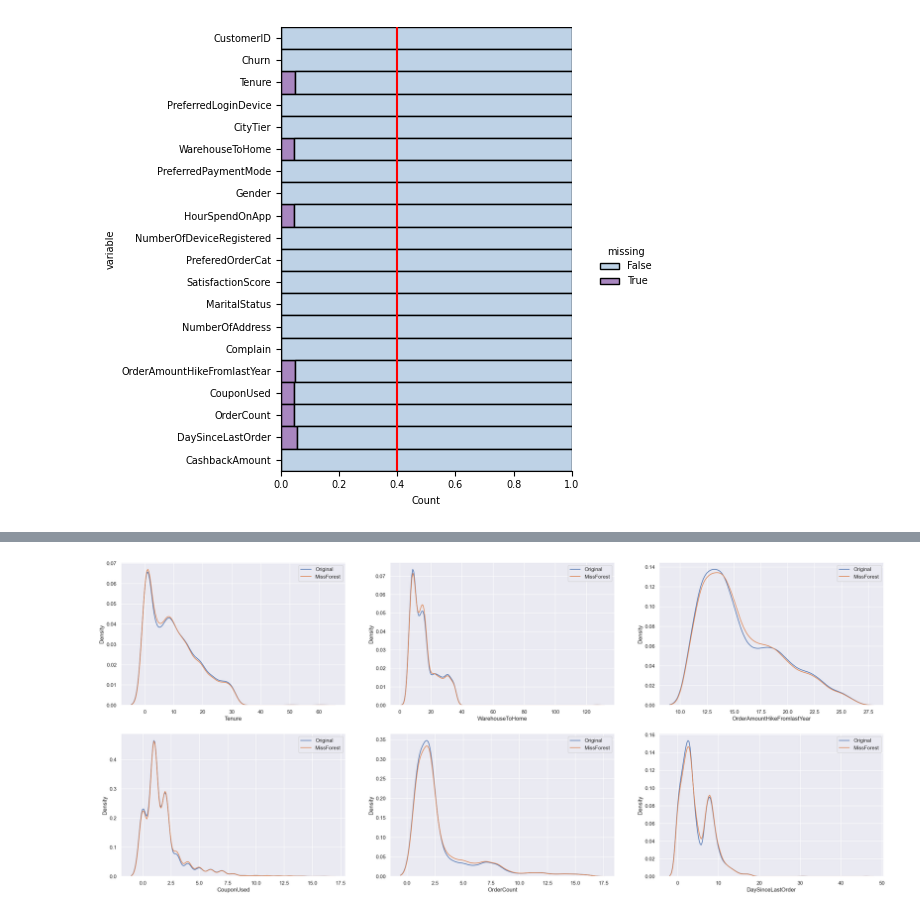
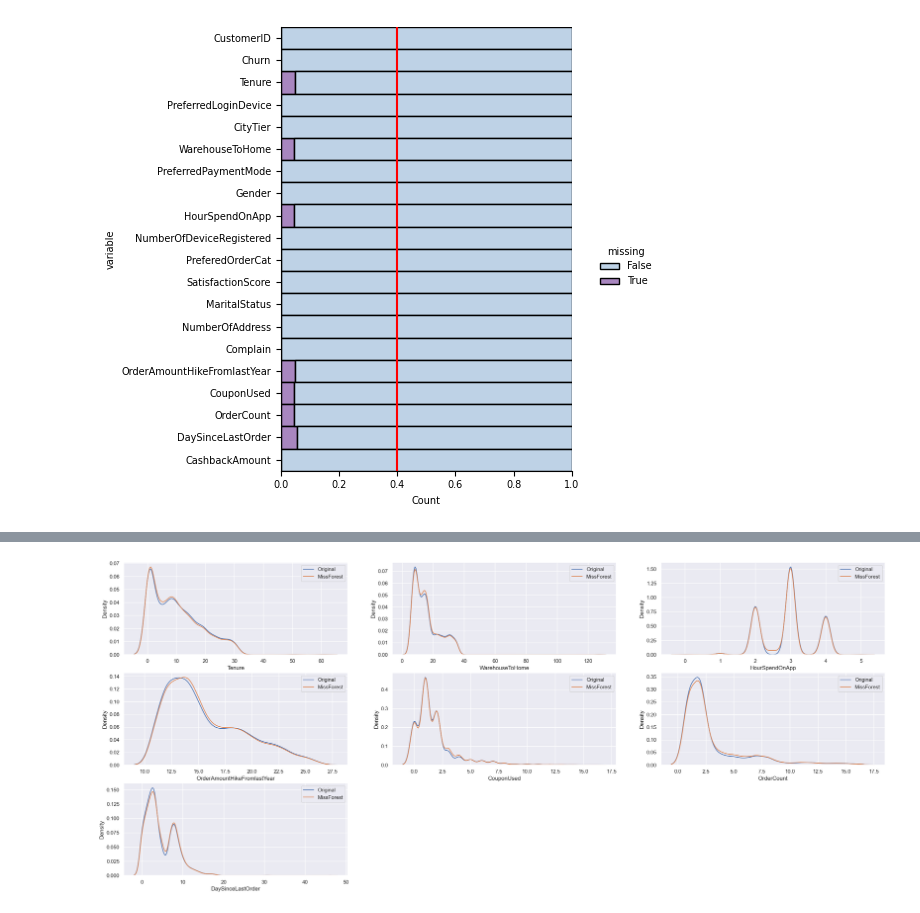
Before and after one commit to Celinejxy/E-commerce-Customer-Churn-Rate, a Jupyter notebook: Data Quality Evaluation.ipynb, the cells around one changed output, grey strips where cells are left out. Drawn from its saved outputs; the diff is of its cells as text; code cells hidden in the pictures.

```diff
--- a/Data Quality Evaluation.ipynb
+++ b/Data Quality Evaluation.ipynb
@@ -127,0 +202,15 @@ plt.show()
+# %%
+cusC, cusNC= customer[customer['Churn']==1].copy(), customer[customer['Churn']==0].copy()
+fig, ax = plt.subplots(2,5,figsize=(15, 6))
+fig.suptitle('Density of Numeric Features by Churn', fontsize=10)
+ax = ax.flatten()
+num_cols= customer.select_dtypes(include=np.number).columns.tolist()[1:]
+for idx,c in enumerate(num_cols):
+    sns.kdeplot(cusC[c], label = 'Churn',ax=ax[idx],color='purple', fill= True, alpha=.5)
+    sns.kdeplot(cusNC[c], label = 'No Churn',ax=ax[idx],color='lightblue', fill=True, alpha=.5)
+    ax[idx].legend(loc='upper right')
+numCus= customer.select_dtypes(include=np.number)
+for subplots in ax[9:]:
+    subplots.remove()
+
+plt.show()
@@ -189,7 +260,7 @@ def mean_median_imputer(data, kind='mean'):
         return data.fillna(np.median(data.dropna()))
 
 def mode_imputer(data):
-    return data.fillna(stats.mode(data))
+    return data.fillna(stats.mode(data, keepdims= True))
 
 def missForest(data, attrb, dtype):
     train, test= data[data['Label']=='Training'],data[data['Label']=='Predict']
@@ -205,6 +276,7 @@ def missForest(data, attrb, dtype):
     y_pred= model.predict(x_test)
     return y_pred, Y[data['Label']=='Predict'].index
 # %%
+customer['HourSpendOnApp']= customer['HourSpendOnApp'].astype('float64')
 data= pd.get_dummies(customer)
 #getting the colnames of nonNull attribute
 not_null_attr= data.isnull().sum()[data.isnull().sum()==0].index
@@ -219,7 +291,7 @@ attrbs={}
 for i in null_attr:
     df= pd.concat((data[not_null_attr],data[i]), axis=1)
     add_label(df,i)
-    if i in ['Tenure','WarehouseToHome', 'OrderAmountHikeFromlastYear', 'CouponUsed', 'OrderCount',
+    if i in ['Tenure','WarehouseToHome', 'OrderAmountHikeFromlastYear', 'CouponUsed', 'OrderCount', 'HourSpendOnApp',
        'DaySinceLastOrder']:
         df[i]= mean_median_imputer(df[i], kind='mean')
         for job in range(5):
@@ -256,13 +308,14 @@ attrbs
 # %%
 customerFull= customer.copy()
 customerFull.drop(null_attr, axis=1, inplace=True)
 customerFull= pd.concat((customerFull, pd.DataFrame(attrbs)), axis=1)
 sns.set(style='darkgrid')
-fig,ax = plt.subplots(figsize=(29,12),nrows=2, ncols=3)
-for col,i,j in zip(null_attr,[0,0,0,1,1,1],[0,1,2,0,1,2]):
+fig,ax = plt.subplots(figsize=(29,12),nrows=3, ncols=3)
+for col,i,j in zip(null_attr,[0,0,0,1,1,1,2],[0,1,2,0,1,2,0]):
     sns.kdeplot(x = customer[col], label= 'Original', ax=ax[i][j] )
     sns.kdeplot(x = customerFull[col], label = 'MissForest', ax=ax[i][j] )
-
     ax[i][j].legend()
+for subplots in ax.flatten()[len(null_attr):]:
+    subplots.remove()
 # %% [output]
-[figure, old version]
+[figure, new version]
```
Also changed, not shown: parts of 29 cells of this notebook, 1 other file.
